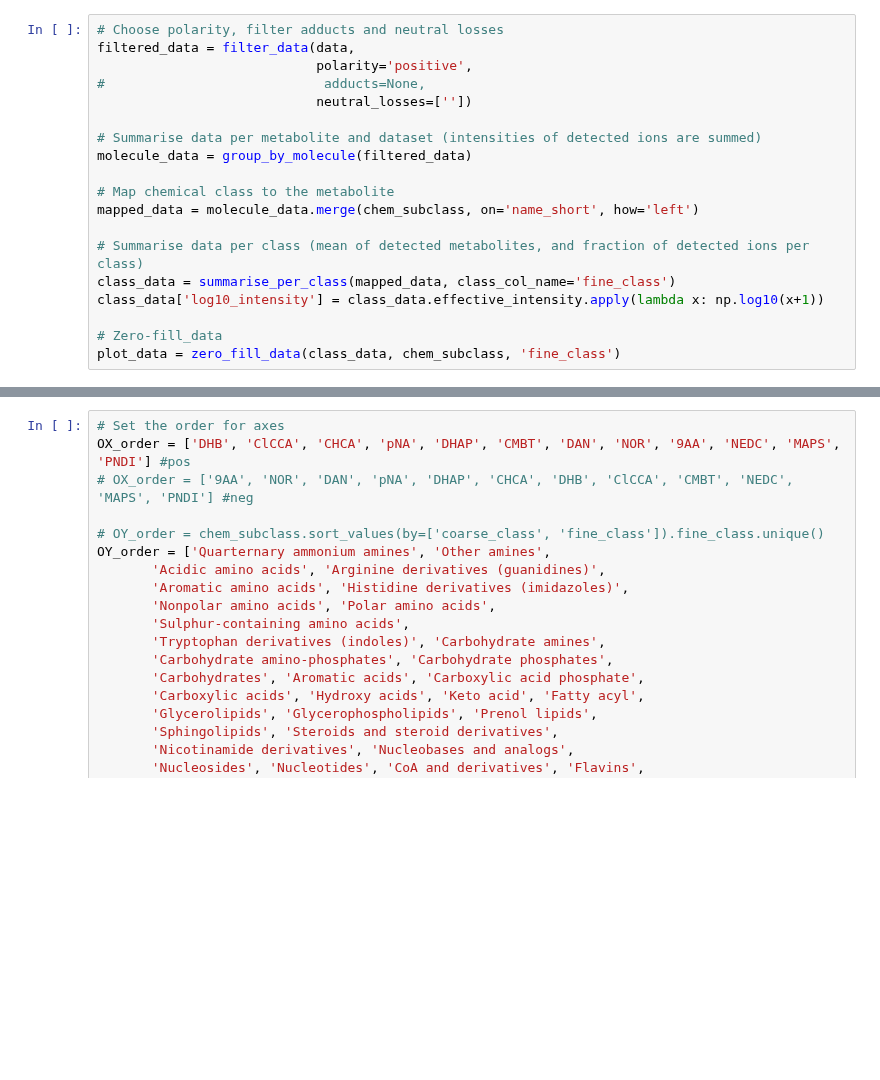
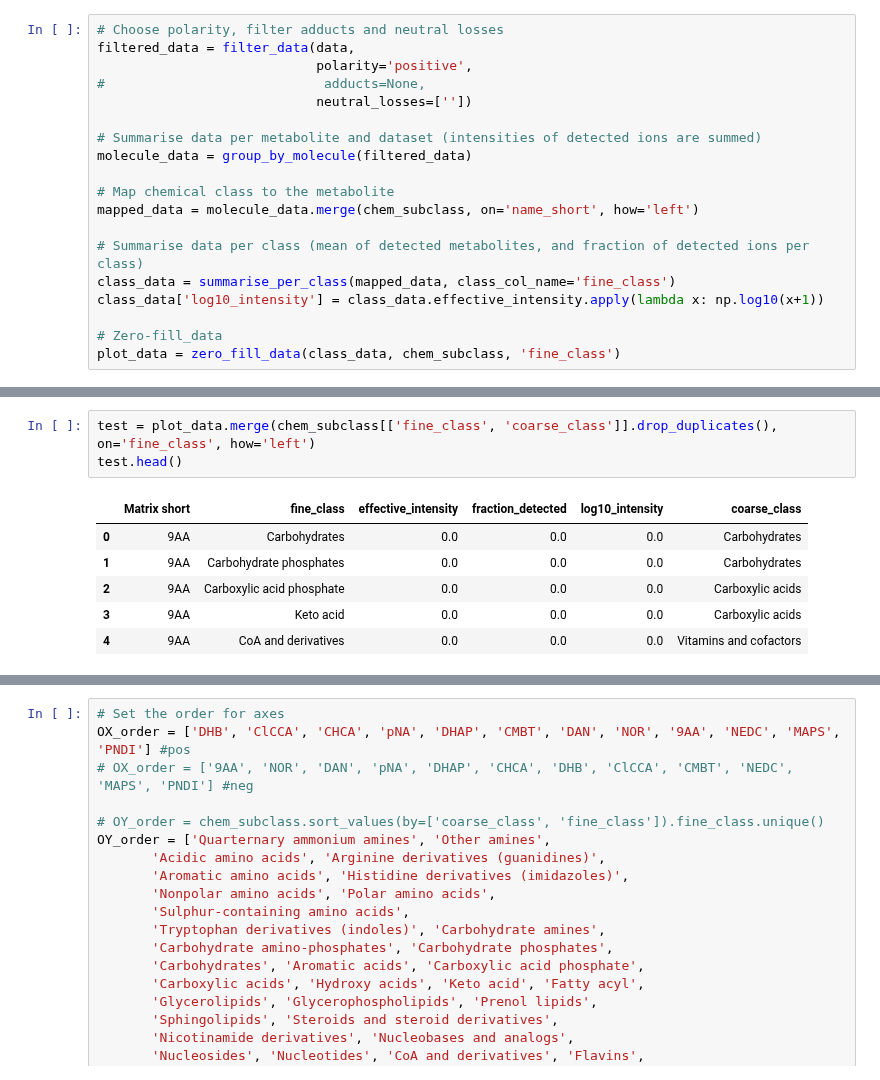
Before and after one commit to saharuka/metabolite_detectability, a Jupyter notebook: matrix_comparison/6_plots/q2a_compounds_v_matrices_dotplot_v4.ipynb, the cells around one changed output, grey strips where cells are left out. Cells and saved outputs as stored; diff of their text form; blank space fills up the shorter version.

```diff
--- a/matrix_comparison/6_plots/q2a_compounds_v_matrices_dotplot_v4.ipynb
+++ b/matrix_comparison/6_plots/q2a_compounds_v_matrices_dotplot_v4.ipynb
@@ -319,0 +332,10 @@ plot_data = zero_fill_data(class_data, chem_subclass, 'fine_class')
+# %%
+test = plot_data.merge(chem_subclass[['fine_class', 'coarse_class']].drop_duplicates(), on='fine_class', how='left')
+test.head()
+# %% [output]
+|  | Matrix short | fine_class | effective_intensity | fraction_detected | log10_intensity | coarse_class |
+| 0 | 9AA | Carbohydrates | 0.0 | 0.0 | 0.0 | Carbohydrates |
+| 1 | 9AA | Carbohydrate phosphates | 0.0 | 0.0 | 0.0 | Carbohydrates |
+| 2 | 9AA | Carboxylic acid phosphate | 0.0 | 0.0 | 0.0 | Carboxylic acids |
+| 3 | 9AA | Keto acid | 0.0 | 0.0 | 0.0 | Carboxylic acids |
+| 4 | 9AA | CoA and derivatives | 0.0 | 0.0 | 0.0 | Vitamins and cofactors |
```
Also changed, not shown: parts of 6 cells of this notebook, 35 other files.
